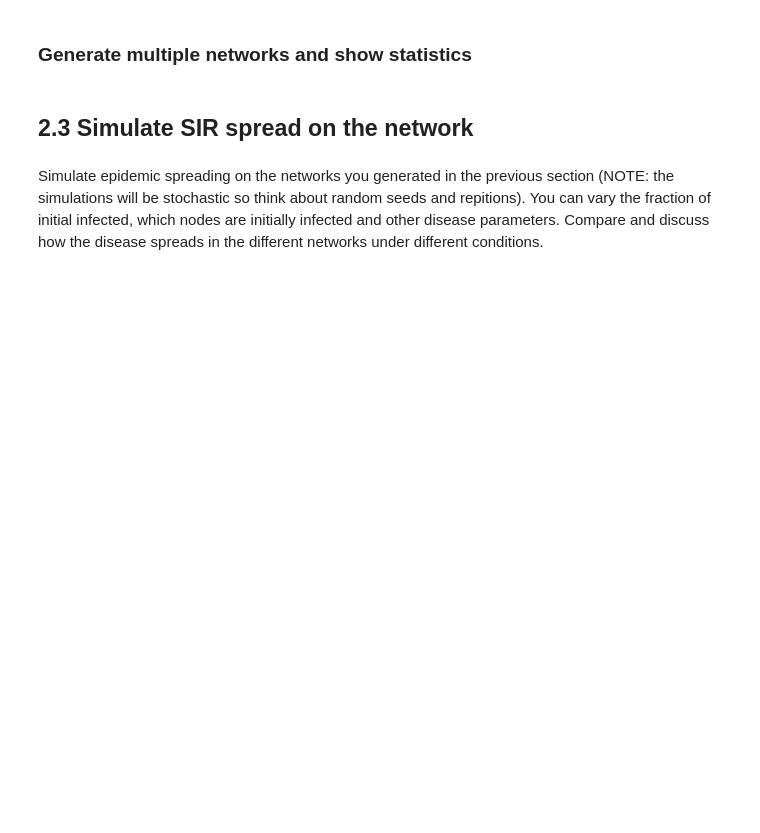
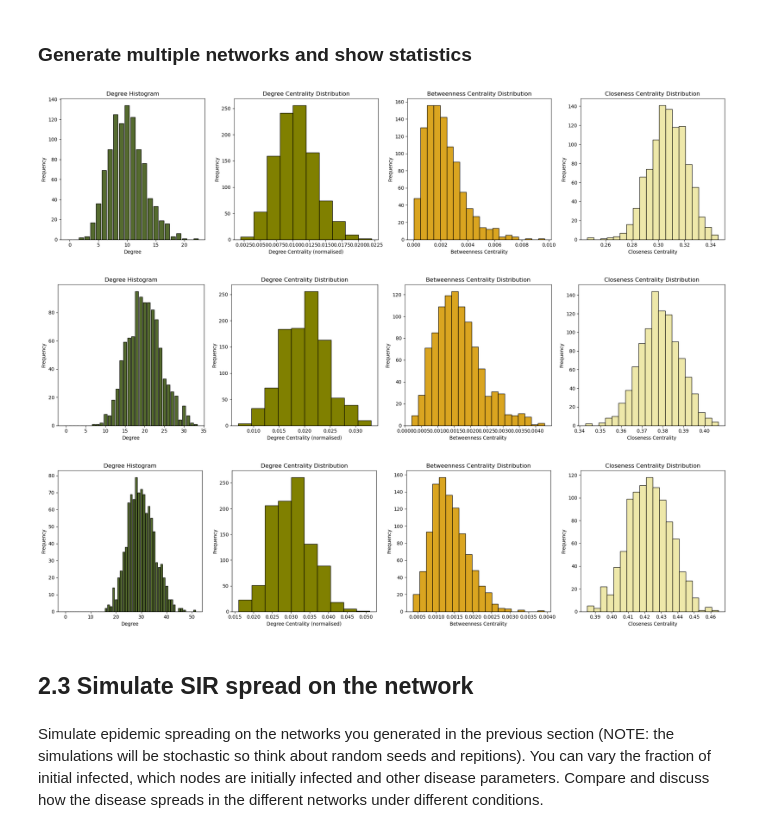
Before and after one commit to kshnva/Intro-CLS-Assignment-2, a Jupyter notebook: spatial.ipynb, the cells around one changed output. Saved outputs shown, nothing was run; the diff lists cells and outputs as text; code cells hidden in the pictures; blank space fills up the shorter version.

```diff
--- a/spatial.ipynb
+++ b/spatial.ipynb
@@ -323,19 +345,23 @@ networks = generate_multiple_networks(num_networks, network_type, num_nodes, see
 # %%
 # Plot histograms for different p
 num_networks = 5
 seed = 10
 num_nodes = 1000
 probabilities = [0.01, 0.02, 0.03]
-network_type = 'Erdos-Reyni'
+network_type = 'Erdos-Renyi'
 
 networks = []
 for p in probabilities:
     # Generate network
     networks.append(create_network(network_type, num_nodes, seed = seed, p = p))
 
 # TODO: align the x axis for all the networks
 for network in networks:
     plot_network_histograms(network)
+# %% [output]
+[figure, added]
+[figure, added]
+[figure, added]
 # %% [markdown]
 ## 2.3 Simulate SIR spread on the network
 # %% [markdown]
```
Also changed, not shown: parts of 22 cells of this notebook.
